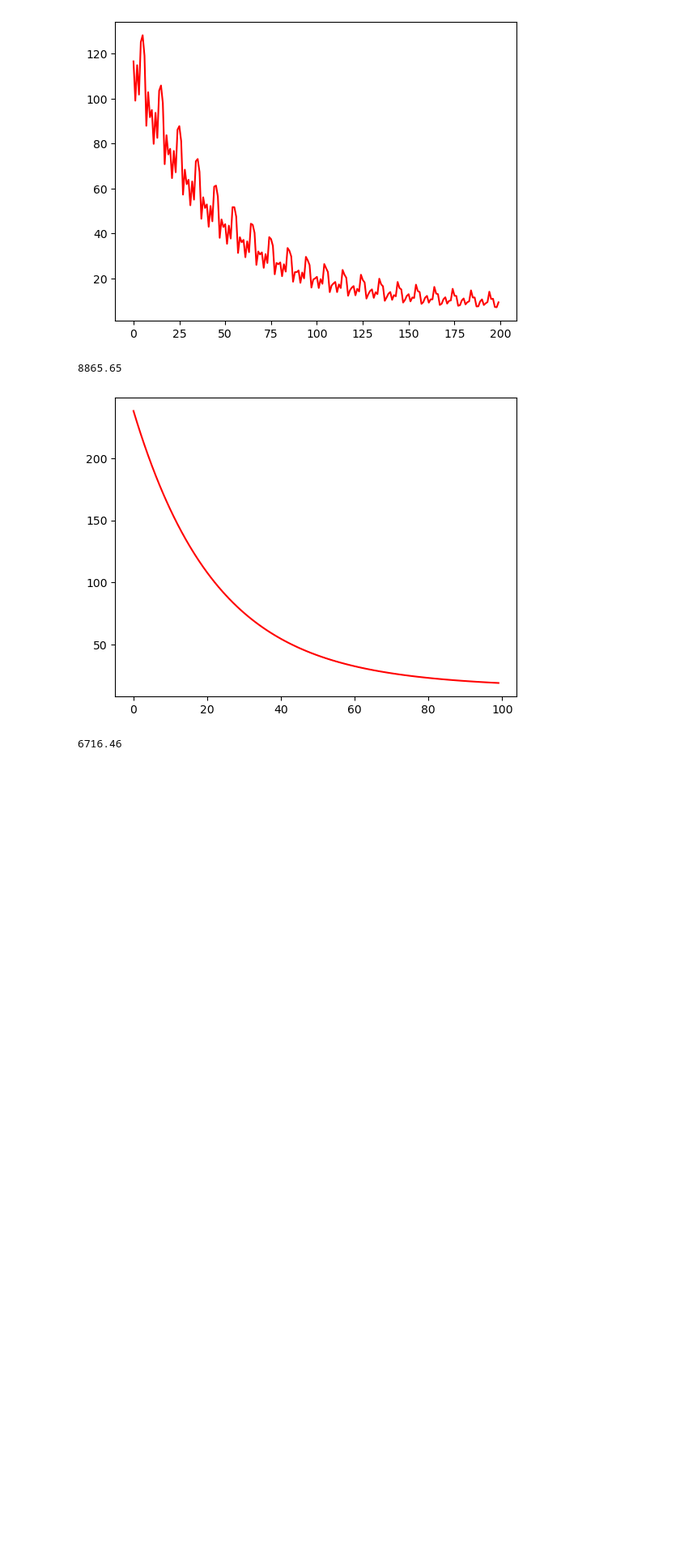
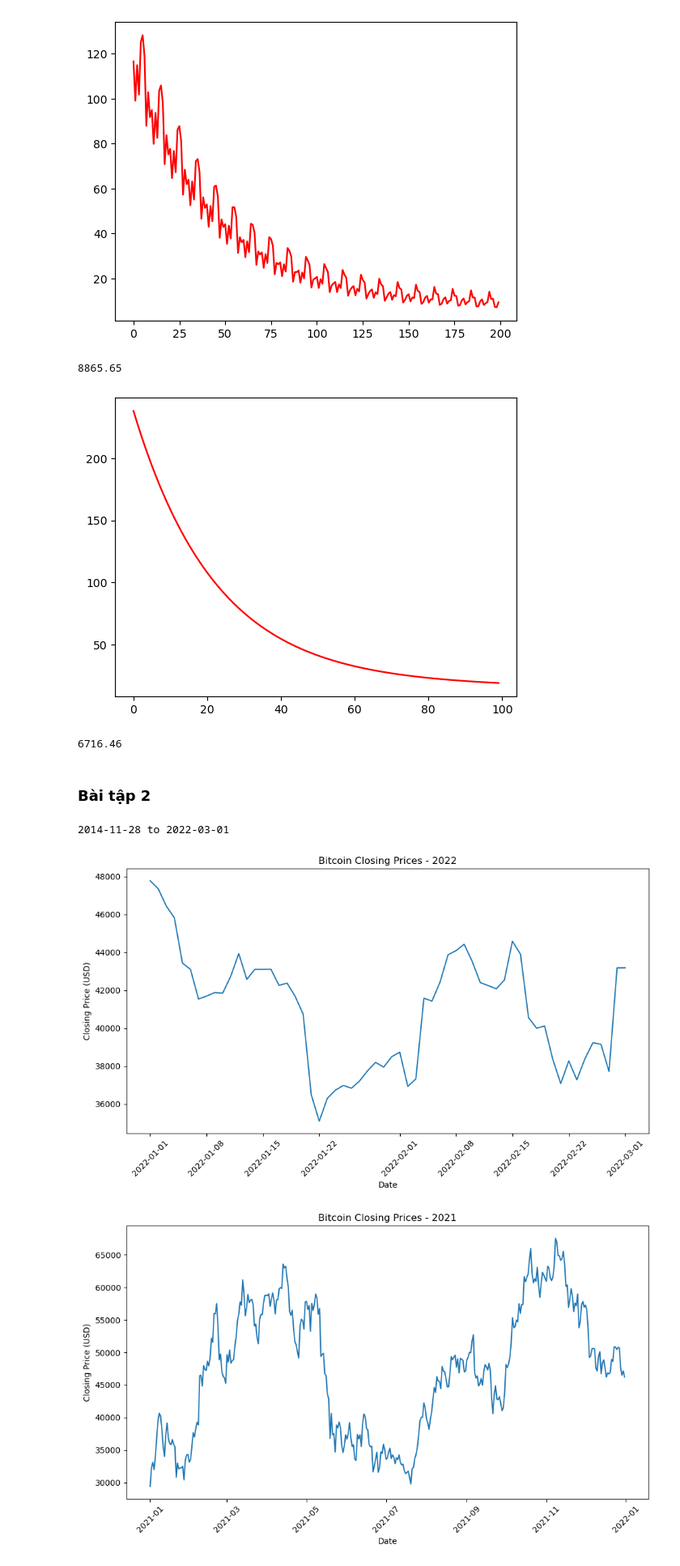
Before and after one commit to Koudu1/AIO-Exercise, a Jupyter notebook: aio_exercise_m4w2/aio_exercise_m4w2.ipynb, the cells around one changed output. Shown at 81% size. Drawn from its saved outputs; the diff is of its cells as text; code cells hidden in the pictures; blank space fills up the shorter version.

```diff
--- a/aio_exercise_m4w2/aio_exercise_m4w2.ipynb
+++ b/aio_exercise_m4w2/aio_exercise_m4w2.ipynb
@@ -160,3 +160,43 @@ bgd_thetas, losses = batch_gradient_descent(X_b, y, n_epochs=100, lr=0.01)
 print(round(sum(losses), 2))
 # %% [output]
 6716.46
+# %% [markdown]
+### Bài tập 2
+# %%
+import pandas as pd
+
+df = pd.read_csv('BTC-Daily.csv')
+
+df = df.drop_duplicates()
+# %%
+df['date'] = pd.to_datetime(df['date'])
+date_range = str(df['date'].dt.date.min()) + ' to ' + str(df['date'].dt.date.max())
+
+print(date_range)
+df['year'] = df['date'].dt.year
+df['month'] = df['date'].dt.month
+df['day'] = df['date'].dt.day
+
+
+unique_years = df['year'].unique()
+
+for year in unique_years:
+    dates = pd.date_range(start=f'{year}-01-01', end=f'{year}-12-31', freq='D')
+    year_month_day = pd.DataFrame({'date': dates})
+    year_month_day['year'] = year_month_day['date'].dt.year
+    year_month_day['month'] = year_month_day['date'].dt.month
+    year_month_day['day'] = year_month_day['date'].dt.day
+
+    merged_data = pd.merge(year_month_day, df, on=['year', 'month', 'day'], how='left')
+    plt.figure(figsize=(10, 6))
+    plt.plot(merged_data['date_x'], merged_data['close'])
+    plt.title(f'Bitcoin Closing Prices - {year}')
+    plt.xlabel('Date')
+    plt.ylabel('Closing Price (USD)')
+    plt.xticks(rotation=45)
+    plt.tight_layout()
+    plt.show()
+# %% [output]
+2014-11-28 to 2022-03-01
+[figure, added]
+[figure, added]
```
Also changed, not shown: parts of 10 cells of this notebook, 2 other files.
